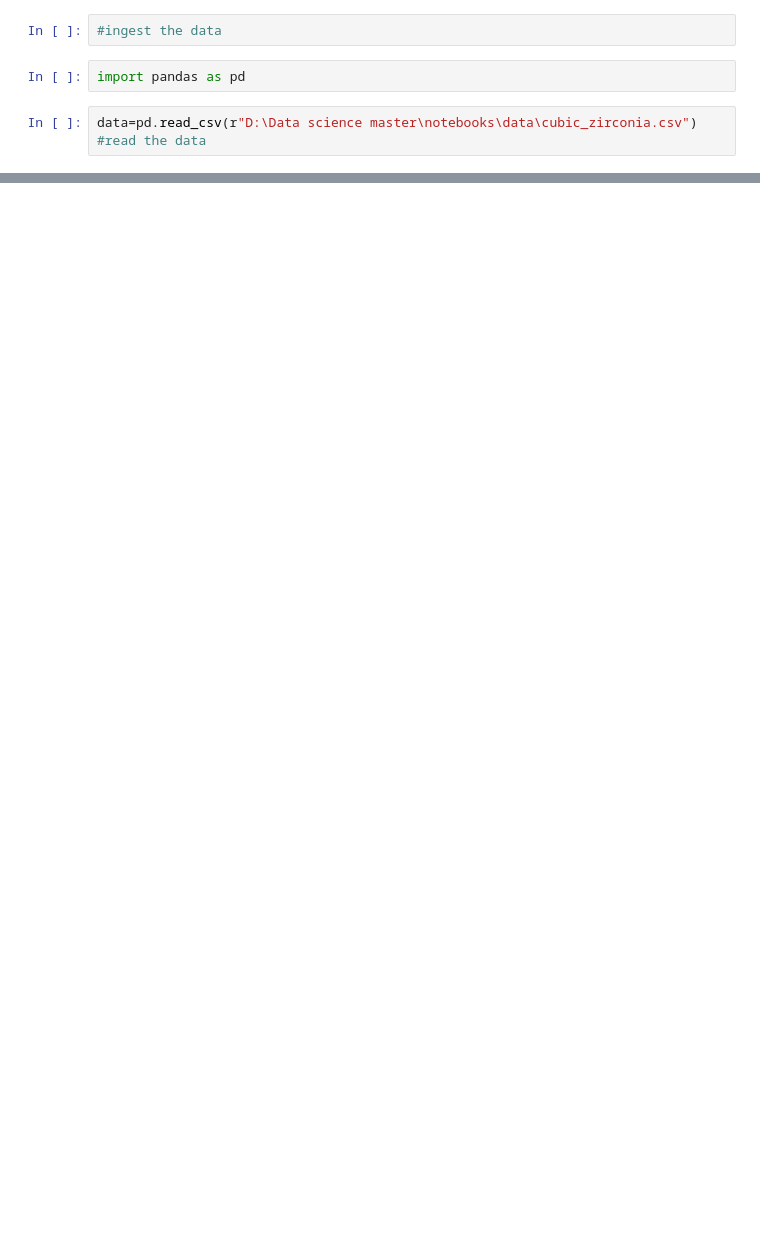
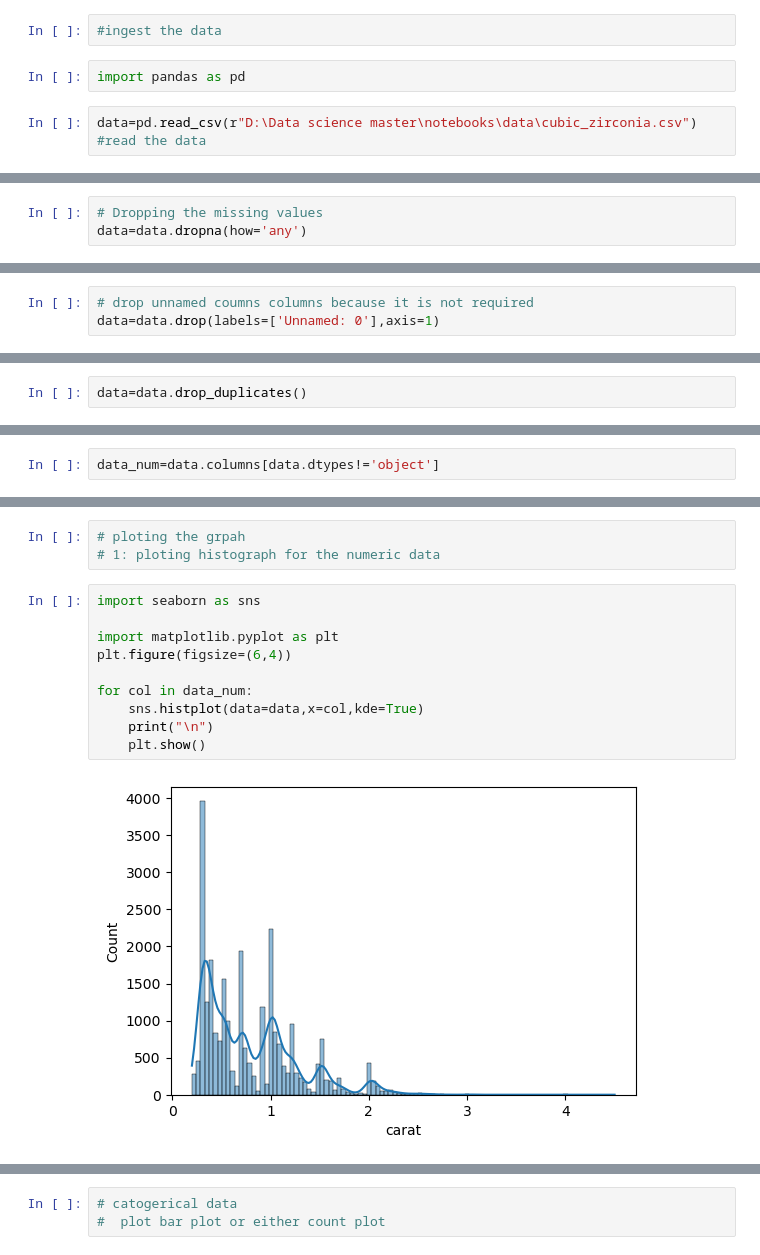
Before and after one commit to Abhishek1234567899/Data-science-master, a Jupyter notebook: notebooks/research.ipynb, the cells around one changed output, grey strips where cells are left out. Drawn from its saved outputs; the diff is of its cells as text; blank space fills up the shorter version.

```diff
--- a/notebooks/research.ipynb
+++ b/notebooks/research.ipynb
@@ -6,0 +94,3 @@ data=pd.read_csv(r"D:\Data science master\notebooks\data\cubic_zirconia.csv")  #
+# %%
+# Dropping the missing values
+data=data.dropna(how='any')
@@ -6,0 +137,3 @@ data=pd.read_csv(r"D:\Data science master\notebooks\data\cubic_zirconia.csv")  #
+# %%
+# drop unnamed coumns columns because it is not required
+data=data.drop(labels=['Unnamed: 0'],axis=1)
@@ -6,0 +168,2 @@ data=pd.read_csv(r"D:\Data science master\notebooks\data\cubic_zirconia.csv")  #
+# %%
+data=data.drop_duplicates()
@@ -6,0 +214,2 @@ data=pd.read_csv(r"D:\Data science master\notebooks\data\cubic_zirconia.csv")  #
+# %%
+data_num=data.columns[data.dtypes!='object']
@@ -6,0 +325,15 @@ data=pd.read_csv(r"D:\Data science master\notebooks\data\cubic_zirconia.csv")  #
+# %%
+# ploting the grpah
+# 1: ploting histograph for the numeric data
+# %%
+import seaborn as sns
+
+import matplotlib.pyplot as plt
+plt.figure(figsize=(6,4))
+
+for col in data_num:
+    sns.histplot(data=data,x=col,kde=True)
+    print("\n")
+    plt.show()
+# %% [output]
+[figure, added]
@@ -6,0 +346,3 @@ data=pd.read_csv(r"D:\Data science master\notebooks\data\cubic_zirconia.csv")  #
+# %%
+# catogerical data
+#  plot bar plot or either count plot
```
Also changed, not shown: parts of 40 cells of this notebook, 1 other file.
